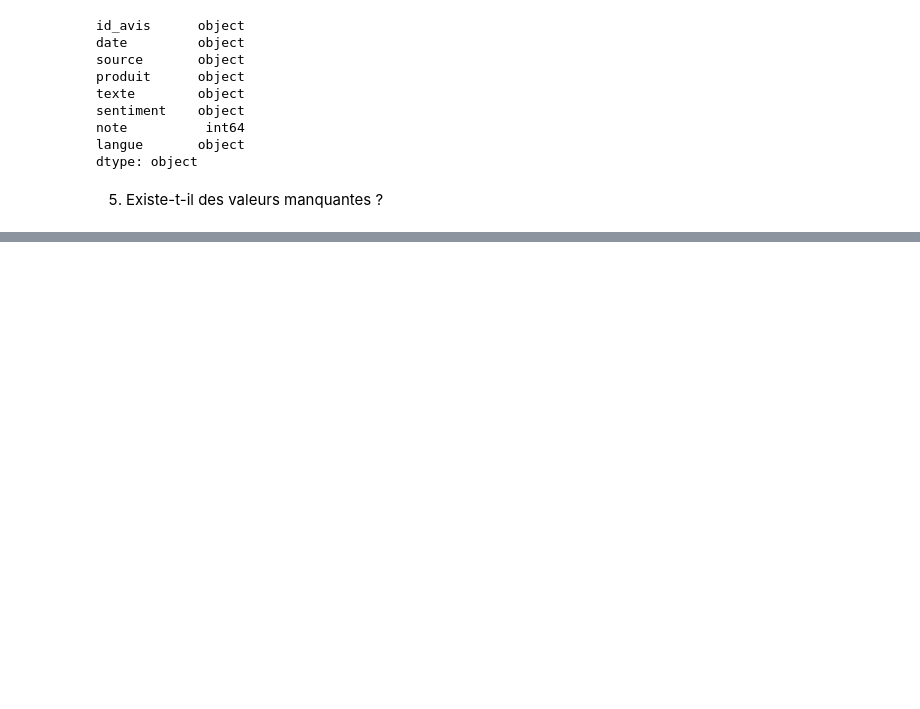
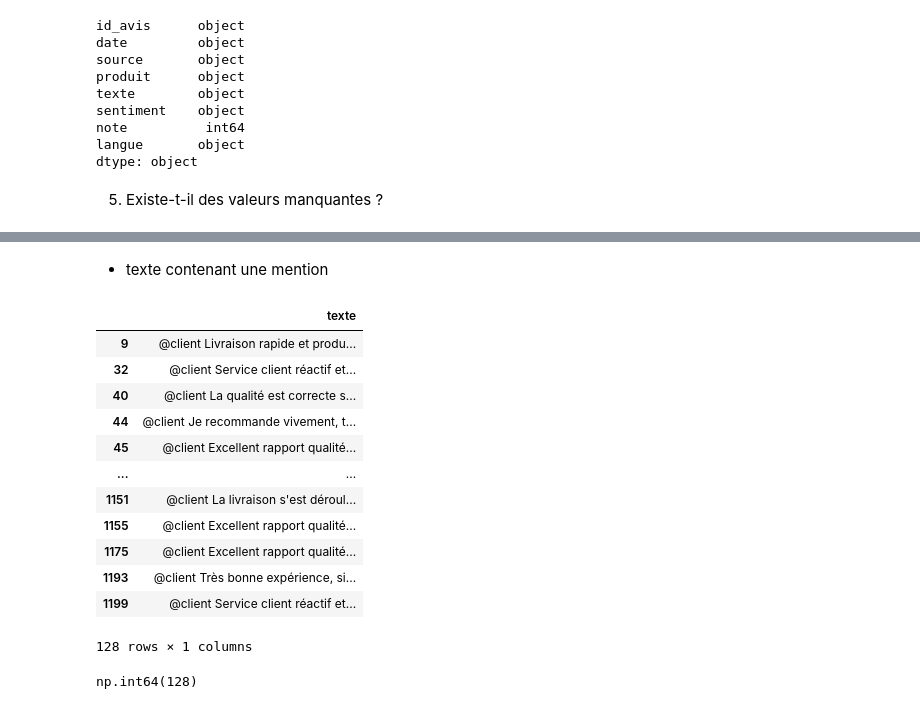
Before and after one commit to khadidiatoungom4-ai/Atelier_prepa_donnees_textuelles, a Jupyter notebook: notebooks/atelier_prepa_donnees_textuelles.ipynb, the cells around one changed output, grey strips where cells are left out. Drawn from its saved outputs; the diff is of its cells as text; code cells hidden in the pictures; blank space fills up the shorter version.

```diff
--- a/notebooks/atelier_prepa_donnees_textuelles.ipynb
+++ b/notebooks/atelier_prepa_donnees_textuelles.ipynb
@@ -88,0 +164,32 @@ dtype: int64
+# %% [markdown]
+- texte contenant une mention
+# %%
+df.loc[
+    texte.str.contains(
+        r"@\w+",
+        regex=True
+    ),
+    ["texte"]
+]
+# %% [output]
+|  | texte |
+| 9 | @client Livraison rapide et produ... |
+| 32 | @client Service client réactif et... |
+| 40 | @client La qualité est correcte s... |
+| 44 | @client Je recommande vivement, t... |
+| 45 | @client Excellent rapport qualité... |
+| ... | ... |
+| 1151 | @client La livraison s'est déroul... |
+| 1155 | @client Excellent rapport qualité... |
+| 1175 | @client Excellent rapport qualité... |
+| 1193 | @client Très bonne expérience, si... |
+| 1199 | @client Service client réactif et... |
+128 rows × 1 columns
+# %%
+#### Comptage des mentions
+texte.str.contains(
+    r"@\w+",
+    regex=True
+).sum()
+# %% [output]
+np.int64(128)
```
Also changed, not shown: parts of 26 cells of this notebook.
